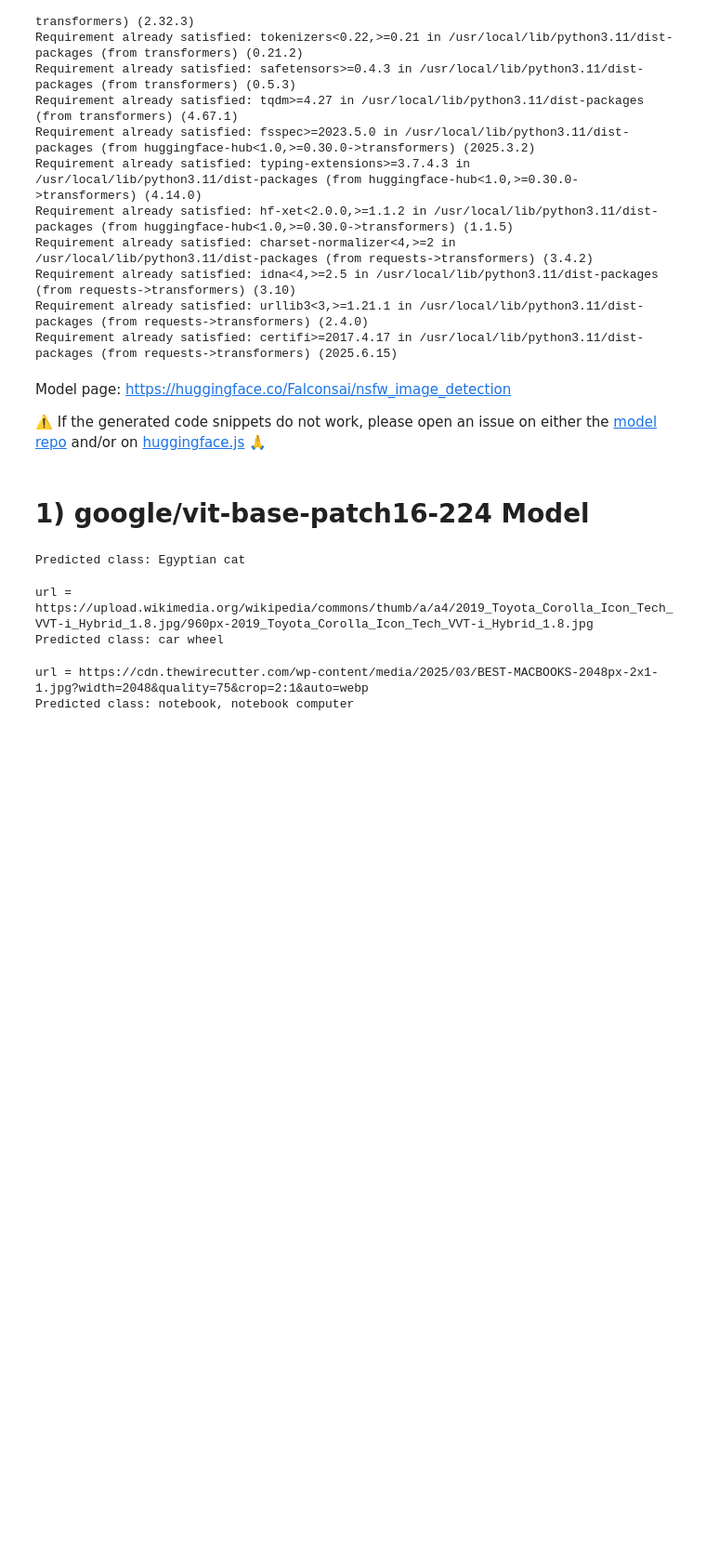
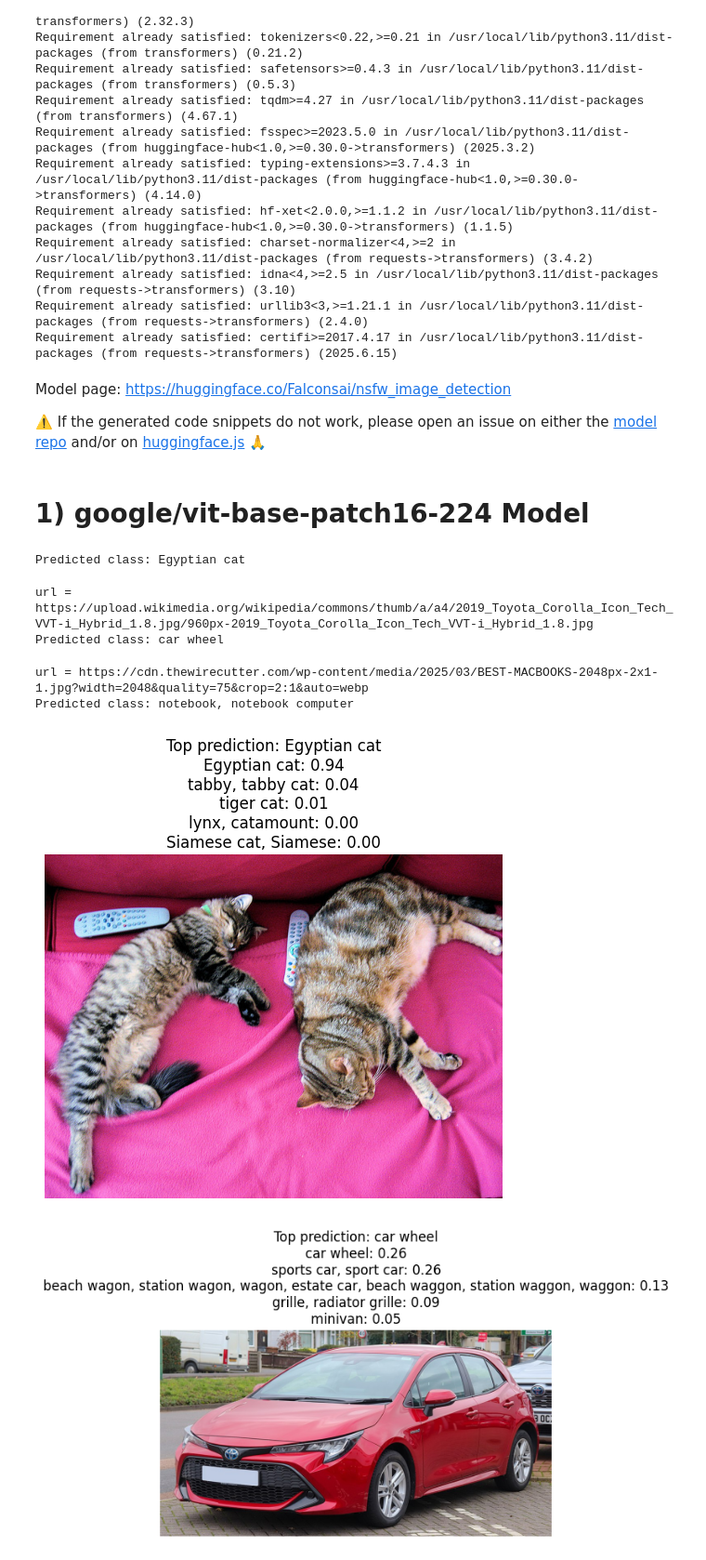
Before and after one commit to yennanliu/ai_experiment, a Jupyter notebook: hugging_face_exp/nb/nsfw_image_detection.ipynb, the cells around one changed output. Shown at 93% size. Drawn from its saved outputs; the diff is of its cells as text; code cells hidden in the pictures; blank space fills up the shorter version.

```diff
--- a/hugging_face_exp/nb/nsfw_image_detection.ipynb
+++ b/hugging_face_exp/nb/nsfw_image_detection.ipynb
@@ -94,0 +97,52 @@ Predicted class: notebook, notebook computer
+# %%
+import torch
+from transformers import ViTFeatureExtractor, ViTForImageClassification
+from PIL import Image
+import requests
+import matplotlib.pyplot as plt
+
+# Enable GPU if available
+device = torch.device("cuda" if torch.cuda.is_available() else "cpu")
+
+# Load model and feature extractor
+feature_extractor = ViTFeatureExtractor.from_pretrained("google/vit-base-patch16-224")
+model = ViTForImageClassification.from_pretrained("google/vit-base-patch16-224").to(device)
+model.eval()
+
+# Function to load and preprocess images
+def load_images(urls):
+    images = [Image.open(requests.get(url, stream=True).raw).convert("RGB") for url in urls]
+    inputs = feature_extractor(images=images, return_tensors="pt")
+    return images, inputs['pixel_values'].to(device)
+
+# Image URLs (batch of images)
+image_urls = [
+    "http://images.cocodataset.org/val2017/000000039769.jpg",
+    url_car
+    #"https://upload.wikimedia.org/wikipedia/commons/thumb/5/58/MountainLion.jpg/640px-MountainLion.jpg"
+]
+
+# Load and preprocess
+images, pixel_values = load_images(image_urls)
+
+# Run inference
+with torch.no_grad():
+    outputs = model(pixel_values)
+    logits = outputs.logits
+
+# Get top-5 predictions for each image
+top_k = 5
+probs = torch.nn.functional.softmax(logits, dim=-1)
+top_probs, top_labels = torch.topk(probs, top_k)
+
+# Display images with top prediction
+for i, img in enumerate(images):
+    plt.imshow(img)
+    plt.axis("off")
+    plt.title(f"Top prediction: {model.config.id2label[top_labels[i][0].item()]}\n" +
+              "\n".join([f"{model.config.id2label[top_labels[i][j].item()]}: {top_probs[i][j].item():.2f}"
+                         for j in range(top_k)]))
+    plt.show()
+# %% [output]
+[figure, added]
+[figure, added]
```
Also changed, not shown: parts of 4 cells of this notebook.
